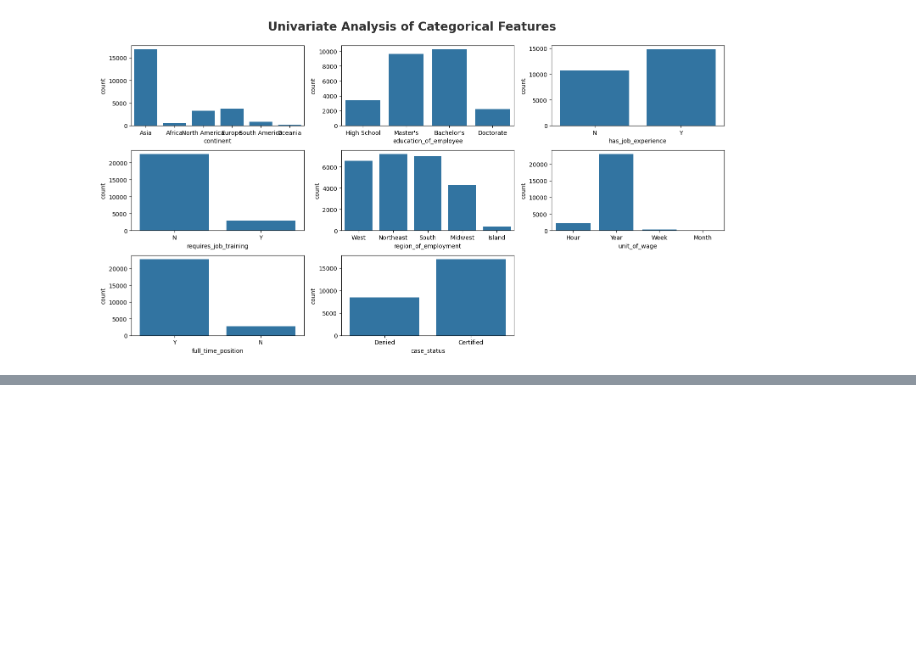
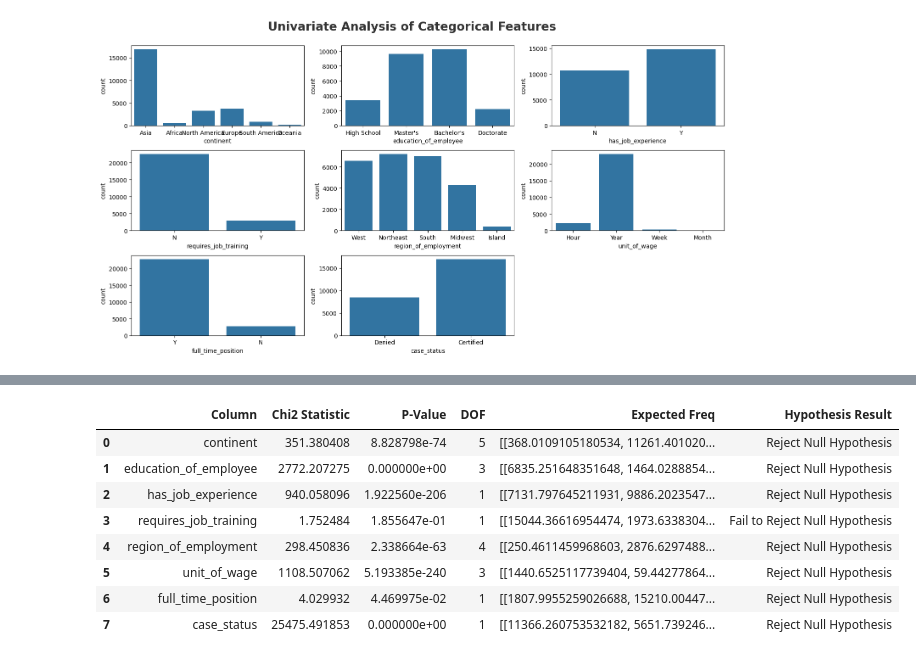
Before and after one commit to iqbal-svg/mlops-production-ready-machine-learning-project, a Jupyter notebook: notebook/1_eda_us_visa.ipynb, the cells around one changed output, grey strips where cells are left out. Saved outputs shown, nothing was run; the diff lists cells and outputs as text; code cells hidden in the pictures; blank space fills up the shorter version.

```diff
--- a/notebook/1_eda_us_visa.ipynb
+++ b/notebook/1_eda_us_visa.ipynb
@@ -223,0 +288,28 @@ for i in range(0, len(categorical_features)):
+# %%
+from scipy.stats import chi2_contingency
+import pandas as pd
+
+chi2_results = []  # store all results
+
+for feature in categorical_features:
+    chi2_statistic, p_value, dof, expected_freq = chi2_contingency(pd.crosstab(df['case_status'], df[feature]))
+
+    # hypothesis result based on p-value
+    hypothesis_result = 'Reject Null Hypothesis' if p_value < 0.05 else 'Fail to Reject Null Hypothesis'
+
+    # store everything in a list
+    chi2_results.append([feature, chi2_statistic, p_value, dof, expected_freq, hypothesis_result])
+
+# create DataFrame
+result = pd.DataFrame(chi2_results, columns=['Column', 'Chi2 Statistic', 'P-Value', 'DOF', 'Expected Freq', 'Hypothesis Result'])
+result
+# %% [output]
+|  | Column | Chi2 Statistic | P-Value | DOF | Expected Freq | Hypothesis Result |
+| 0 | continent | 351.380408 | 8.828798e-74 | 5 | [[368.0109105180534, 11261.401020... | Reject Null Hypothesis |
+| 1 | education_of_employee | 2772.207275 | 0.000000e+00 | 3 | [[6835.251648351648, 1464.0288854... | Reject Null Hypothesis |
+| 2 | has_job_experience | 940.058096 | 1.922560e-206 | 1 | [[7131.797645211931, 9886.2023547... | Reject Null Hypothesis |
+| 3 | requires_job_training | 1.752484 | 1.855647e-01 | 1 | [[15044.36616954474, 1973.6338304... | Fail to Reject Null Hypothesis |
+| 4 | region_of_employment | 298.450836 | 2.338664e-63 | 4 | [[250.4611459968603, 2876.6297488... | Reject Null Hypothesis |
+| 5 | unit_of_wage | 1108.507062 | 5.193385e-240 | 3 | [[1440.6525117739404, 59.44277864... | Reject Null Hypothesis |
+| 6 | full_time_position | 4.029932 | 4.469975e-02 | 1 | [[1807.9955259026688, 15210.00447... | Reject Null Hypothesis |
+| 7 | case_status | 25475.491853 | 0.000000e+00 | 1 | [[11366.260753532182, 5651.739246... | Reject Null Hypothesis |
```
Also changed, not shown: parts of 14 cells of this notebook.
